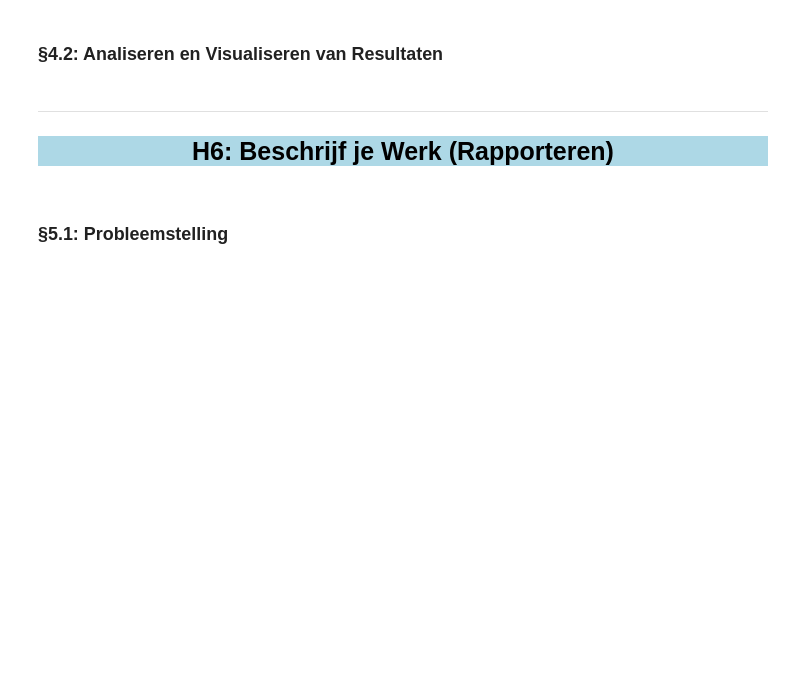
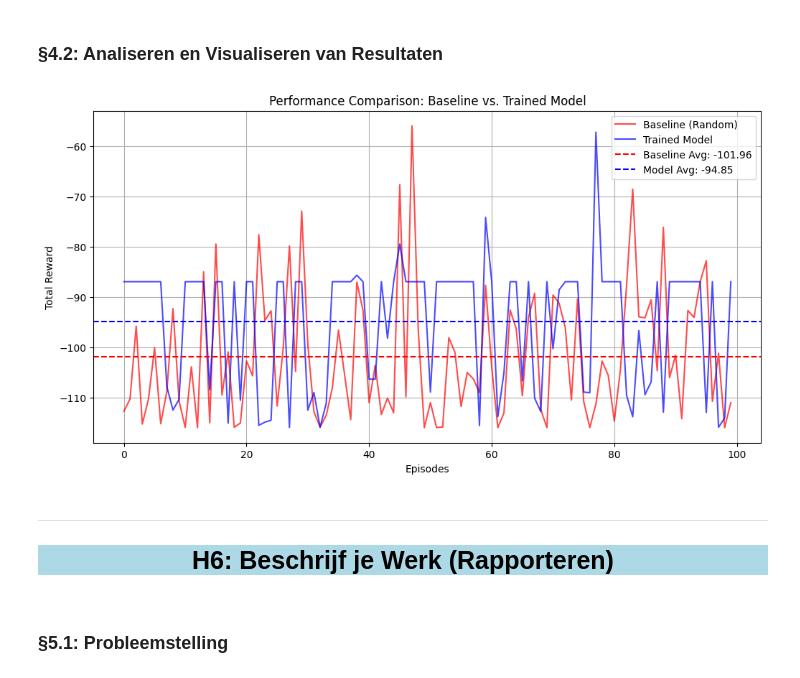
Before and after one commit to RogierHHS/Autonomous-Systems-2, a Jupyter notebook: portfolio_reinforcement_learning.ipynb, the cells around one changed output. Cells and saved outputs as stored; diff of their text form; code cells hidden in the pictures; blank space fills up the shorter version.

```diff
--- a/portfolio_reinforcement_learning.ipynb
+++ b/portfolio_reinforcement_learning.ipynb
@@ -768,7 +755,7 @@ Total Reward: -109.39981079101562
 De baseline die we hebben gekozen is een agent die willekeurige acties onderneemt.
 # %%
 env = VizDoomEnvironment(render = True, scenario = "deadly_corridor.cfg") #Start de environment
-random_baseline(env, 100) #Speel 100 episodes met random acties
+avg_score, total_score_base = random_baseline(env, 100) #Speel 100 episodes met random acties
 env.close()
 # %% [output]
 Random baseline gestart...
@@ -823,6 +810,20 @@ Average Reward over 100 episodes: -96.36815032958984
 # %% [markdown]
 <a name='4.2'></a>
 <h3>&sect;4.2: Analiseren en Visualiseren van Resultaten </h3>
+# %%
+plt.figure(figsize=(12, 6))
+plt.plot(total_score_base, label="Baseline (Random)", color="red", alpha=0.7)
+plt.plot(total_rewards, label="Trained Model", color="blue", alpha=0.7)
+plt.axhline(y=avg_score, color="red", linestyle="--", label=f"Baseline Avg: {avg_score:.2f}")
+plt.axhline(y=np.mean(total_rewards), color="blue", linestyle="--", label=f"Model Avg: {np.mean(total_rewards):.2f}")
+plt.xlabel("Episodes")
+plt.ylabel("Total Reward")
+plt.title("Performance Comparison: Baseline vs. Trained Model")
+plt.legend()
+plt.grid()
+plt.show()
+# %% [output]
+[figure, added]
 # %% [markdown]
 
 ---
```
Also changed, not shown: parts of 8 cells of this notebook, 2 other files.
